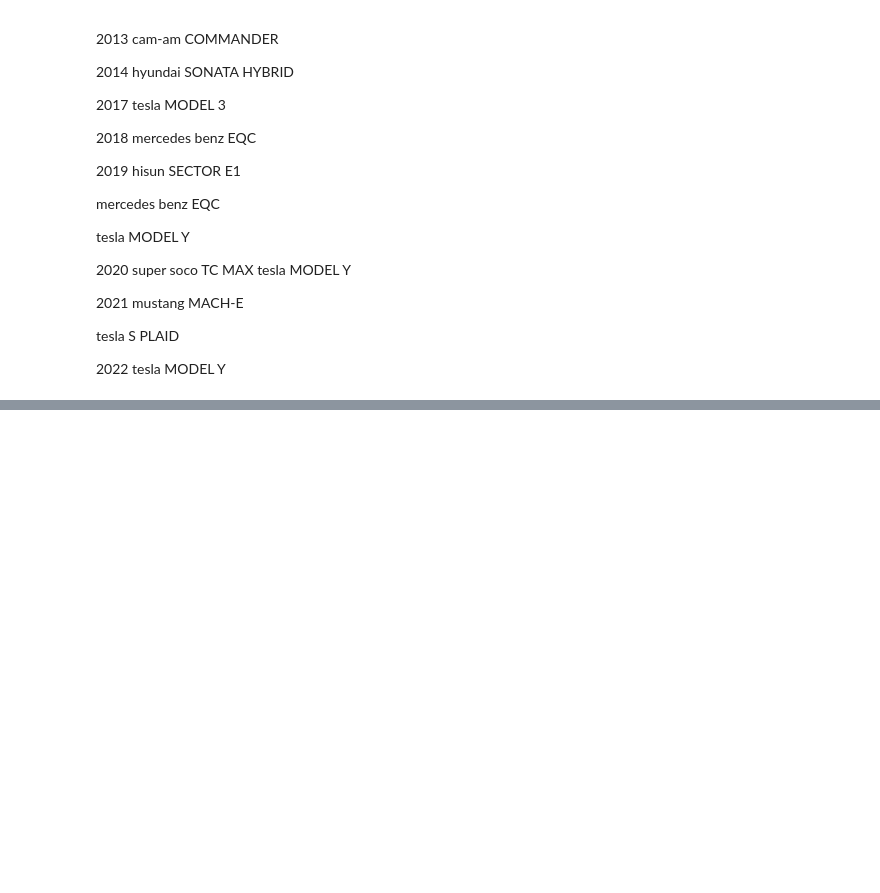
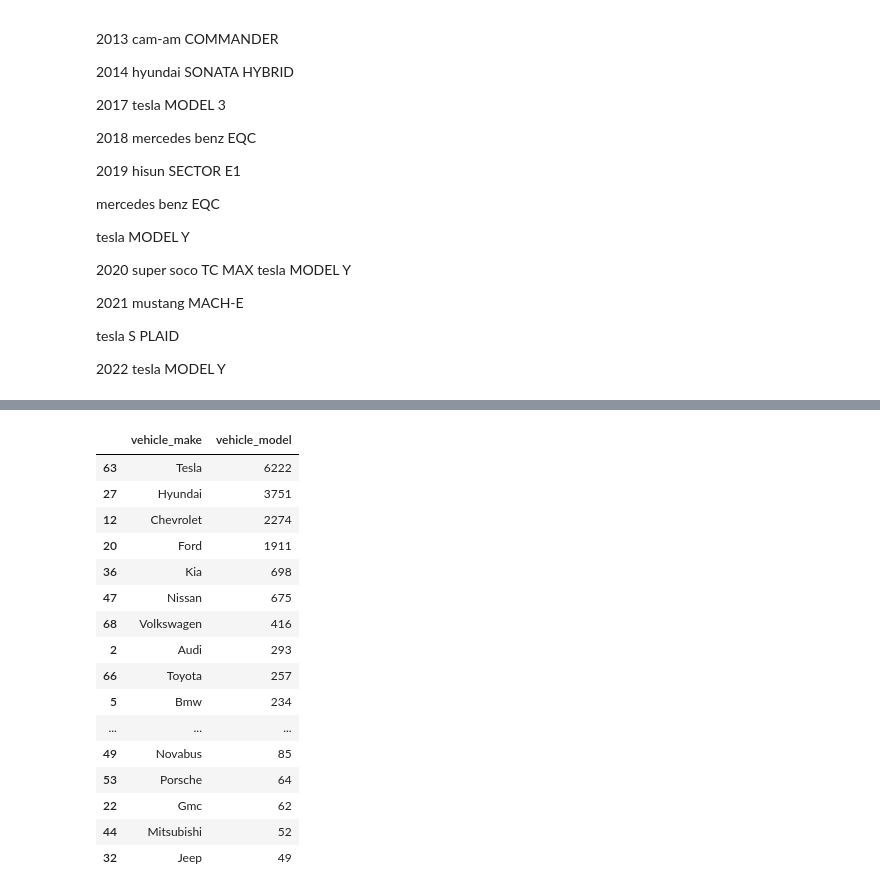
Before and after one commit to JoseMartinezRios/Web_app, a Jupyter notebook: notebooks/EDA.ipynb, the cells around one changed output, grey strips where cells are left out. Saved outputs shown, nothing was run; the diff lists cells and outputs as text; code cells hidden in the pictures; blank space fills up the shorter version.

Commit message:
Complete the replacement of typos on the dataset. Made a little analysis of sales.

```diff
--- a/notebooks/EDA.ipynb
+++ b/notebooks/EDA.ipynb
@@ -816,3 +589,12 @@ ev_typo_corrections = {
+# %%
+# values to delete (not according to the type of vehicles)
+delete_values = [
+    '7Fbj35',
+    '8Fbcu25',
+    'Asp',
+    'P1B2R25V',
+    'Sc4324 Vt1100C2F4',
+]
 # %% [markdown]
 2006 TOTOYA, PRIUS
 
@@ -844,17 +626,3 @@ ev_typo_corrections = {
   tesla S PLAID
 
 2022 tesla MODEL Y
-# %%
-# Function to correct typos in vehicle_model based on vehicle_make
-def correct_vehicle_model(row):
-    make = row['vehicle_make']
-    model = row['vehicle_model'].lower().strip()
-
-    if make in ev_typo_corrections:
-        corrections = ev_typo_corrections[make]
-        if model in corrections:
-            return corrections[model]
-    return row['vehicle_model']  # Return original if no correction found
-df['vehicle_model'] = df.apply(correct_vehicle_model, axis=1)
-df['vehicle_model'] = df['vehicle_model'].str.title().str.strip()
-df.head(20)
@@ -882,0 +629,5 @@ AttributeError: 'DataFrame' object has no attribute 'unique'
+# %%
+# Replace typos in the main dataframe
+df['vehicle_model'] = df['vehicle_model'].replace(typos)
+sample_without_typos = df[df['vehicle_make'] == 'Jeep']
+sample_without_typos['vehicle_model'].unique()
@@ -882,0 +636,8 @@ AttributeError: 'DataFrame' object has no attribute 'unique'
+# %%
+# delete values that are not according to the type of vehicles
+# delete HAULOTTE, is not a vehicle, is a cargo lift
+#delete empty vehicle_model
+df = df[~df['vehicle_model'].isin(delete_values)]
+df = df[df['vehicle_make'] != 'Haulotte']
+df = df[df['vehicle_model'] != '']
+df.info()
@@ -882,0 +694,24 @@ AttributeError: 'DataFrame' object has no attribute 'unique'
+# %%
+# Best sellers by company
+best_sellers = df.pivot_table(index='vehicle_make',
+                               values='vehicle_model',
+                                 aggfunc='count').reset_index()
+best_sellers.sort_values(by='vehicle_model', ascending=False).head(20)
+# %% [output]
+|  | vehicle_make | vehicle_model |
+| 63 | Tesla | 6222 |
+| 27 | Hyundai | 3751 |
+| 12 | Chevrolet | 2274 |
+| 20 | Ford | 1911 |
+| 36 | Kia | 698 |
+| 47 | Nissan | 675 |
+| 68 | Volkswagen | 416 |
+| 2 | Audi | 293 |
+| 66 | Toyota | 257 |
+| 5 | Bmw | 234 |
+| ... | ... | ... |
+| 49 | Novabus | 85 |
+| 53 | Porsche | 64 |
+| 22 | Gmc | 62 |
+| 44 | Mitsubishi | 52 |
+| 32 | Jeep | 49 |
```
Also changed, not shown: parts of 22 cells of this notebook, 1 other file.
